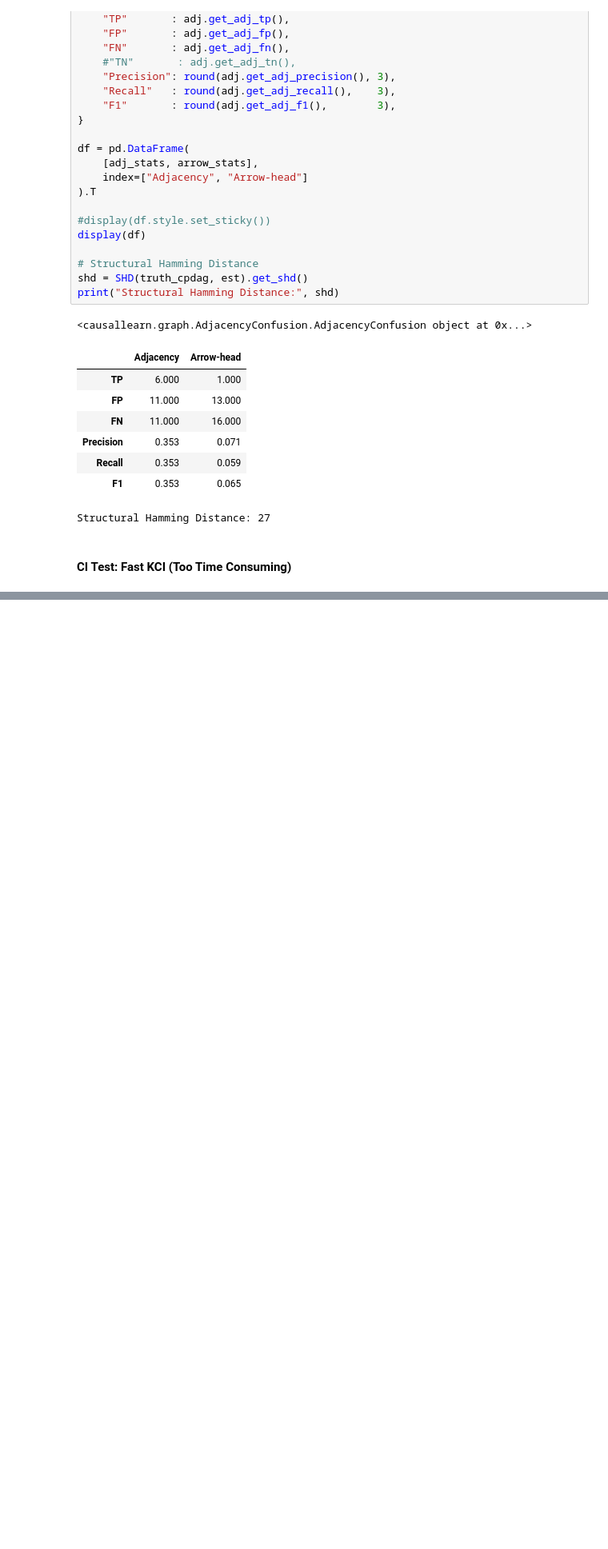
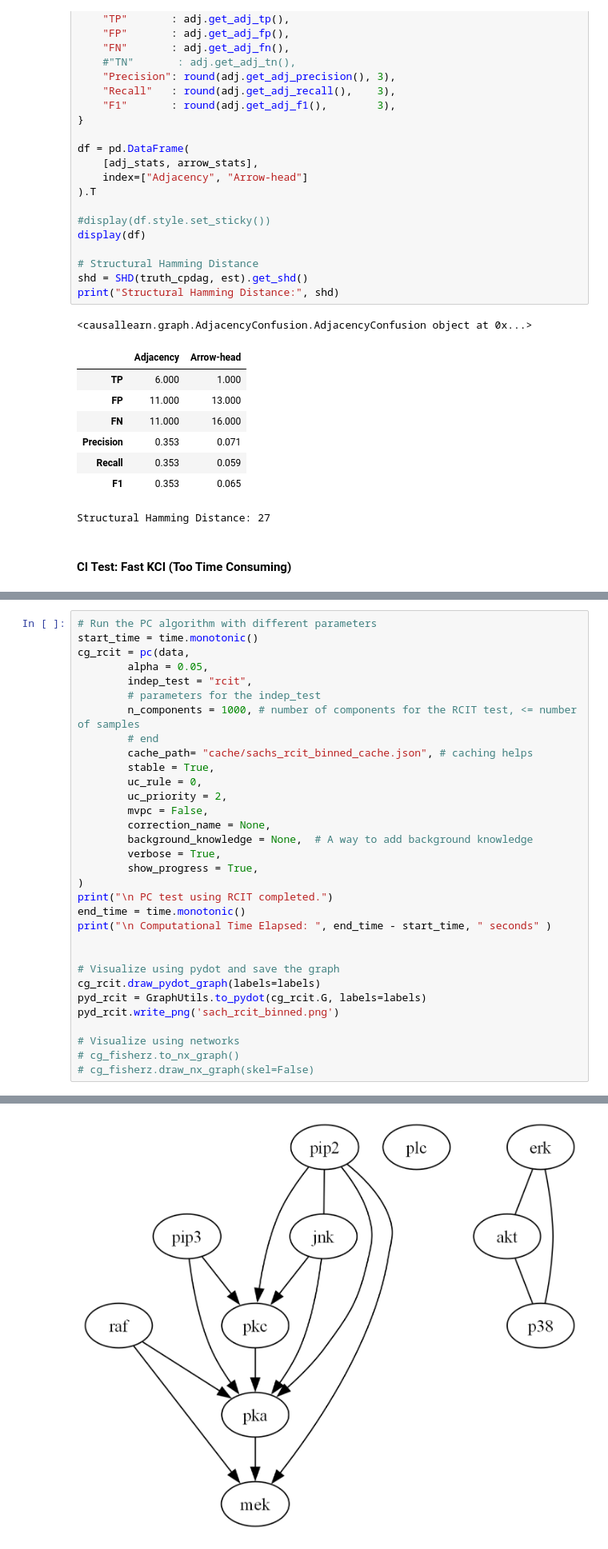
Before and after one commit to HK-Tan/Causal-Discovery-for-Financial-Applications, a Jupyter notebook: stats_256_notebook.ipynb, the cells around one changed output, grey strips where cells are left out. Shown at 80% size. Cells and saved outputs as stored; diff of their text form; blank space fills up the shorter version.

```diff
--- a/stats_256_notebook.ipynb
+++ b/stats_256_notebook.ipynb
@@ -291,0 +573,33 @@ KeyboardInterrupt:
+# %%
+# Run the PC algorithm with different parameters
+start_time = time.monotonic()
+cg_rcit = pc(data,
+        alpha = 0.05,
+        indep_test = "rcit",
+        # parameters for the indep_test
+        n_components = 1000, # number of components for the RCIT test, <= number of samples
+        # end
+        cache_path= "cache/sachs_rcit_binned_cache.json", # caching helps
+        stable = True,
+        uc_rule = 0,
+        uc_priority = 2,
+        mvpc = False,
+        correction_name = None,
+        background_knowledge = None,  # A way to add background knowledge
+        verbose = True,
+        show_progress = True,
+)
+print("\n PC test using RCIT completed.")
+end_time = time.monotonic()
+print("\n Computational Time Elapsed: ", end_time - start_time, " seconds" )
+
+
+# Visualize using pydot and save the graph
+cg_rcit.draw_pydot_graph(labels=labels)
+pyd_rcit = GraphUtils.to_pydot(cg_rcit.G, labels=labels)
+pyd_rcit.write_png('sach_rcit_binned.png')
+
+# Visualize using networks
+# cg_fisherz.to_nx_graph()
+# cg_fisherz.draw_nx_graph(skel=False)
+# %% [output]
@@ -291,0 +623 @@ KeyboardInterrupt:
+[figure, added]
```
Also changed, not shown: parts of 18 cells of this notebook, 6 other files.
